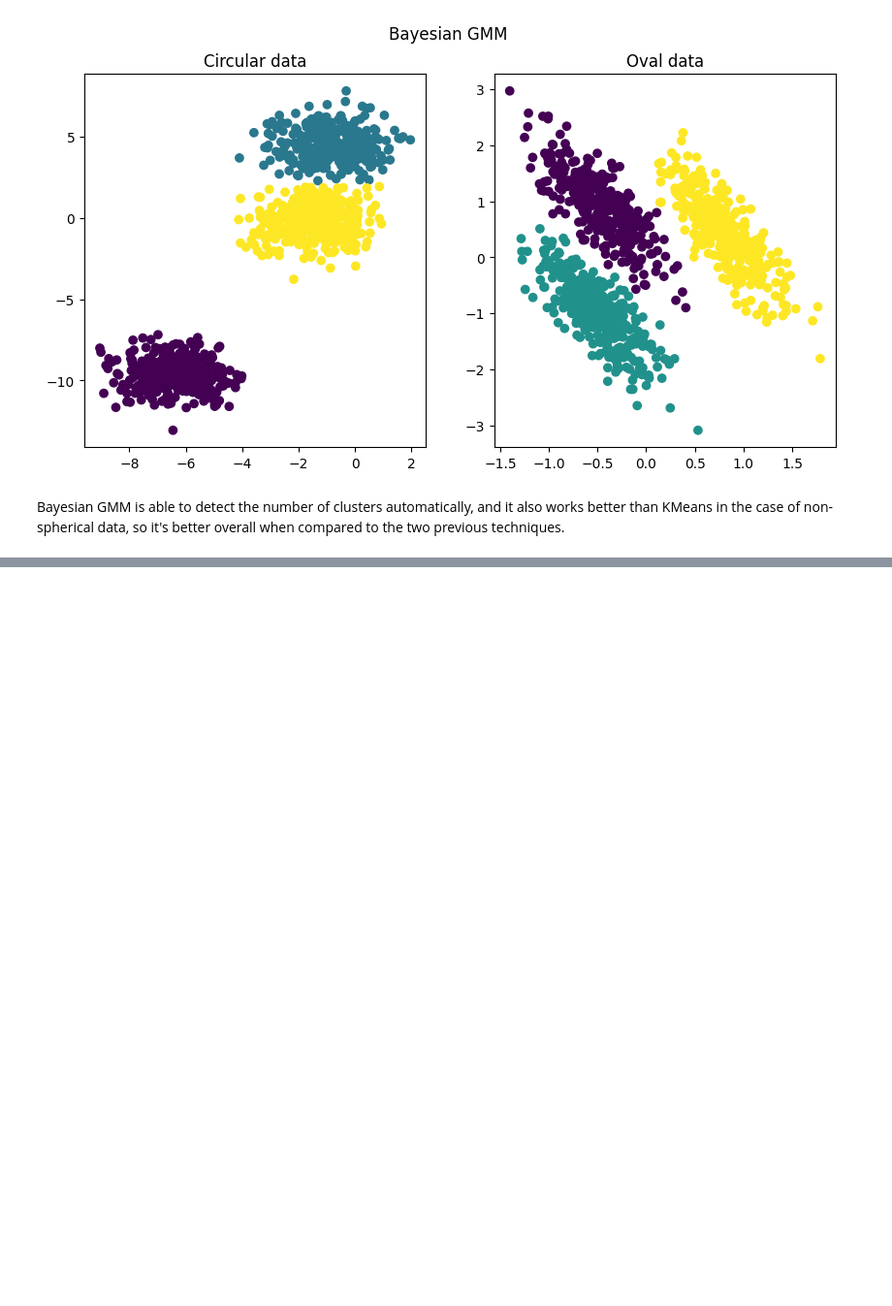
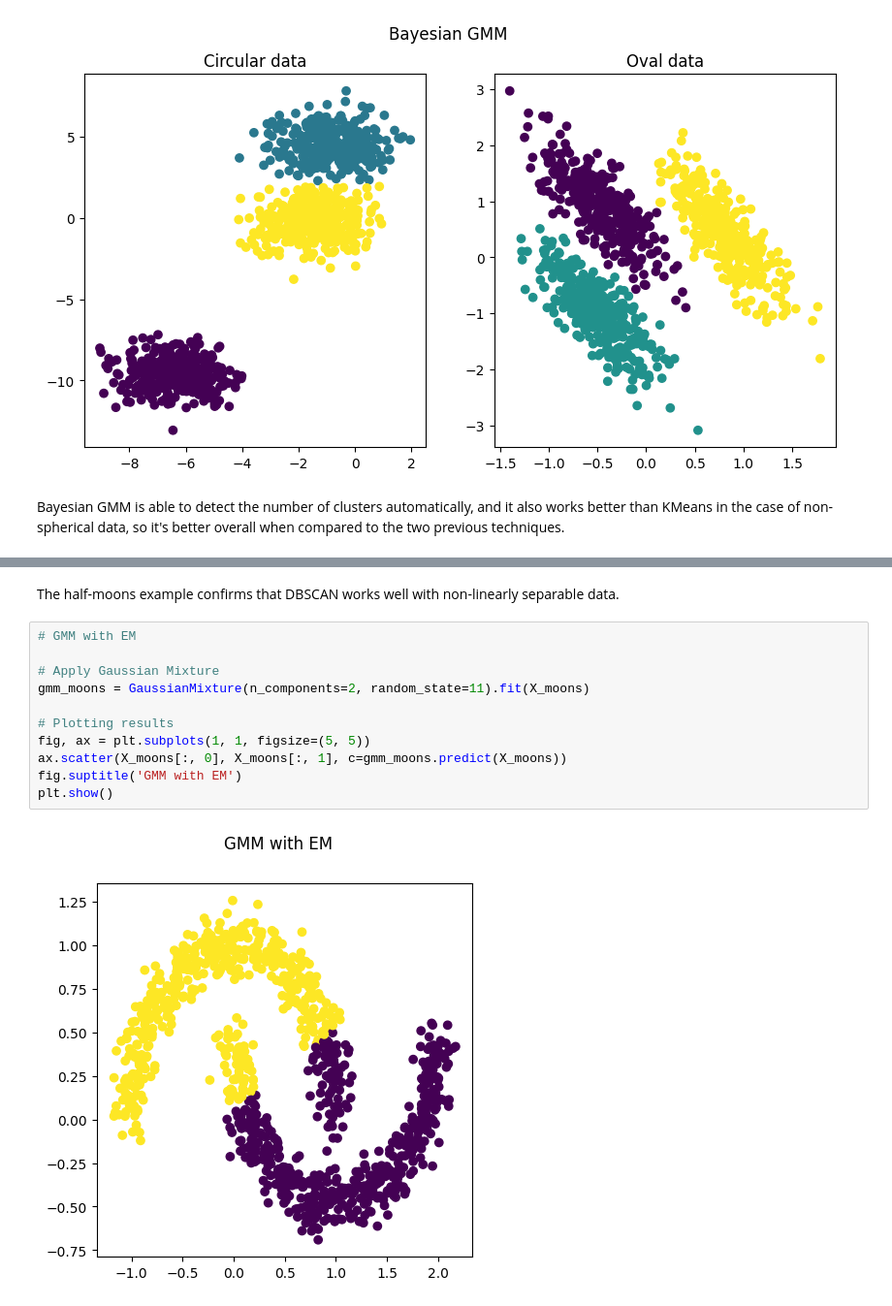
Before and after one commit to davidecapone/MixtureModelsClustering, a Jupyter notebook: notebooks/main.ipynb, the cells around one changed output, grey strips where cells are left out. Shown: that part at 97% size. Drawn from its saved outputs; the diff is of its cells as text; blank space fills up the shorter version.

```diff
--- a/notebooks/main.ipynb
+++ b/notebooks/main.ipynb
@@ -94,0 +120,15 @@ Bayesian GMM is able to detect the number of clusters automatically, and it also
+# %% [markdown]
+The half-moons example confirms that DBSCAN works well with non-linearly separable data.
+# %%
+# GMM with EM
+
+# Apply Gaussian Mixture
+gmm_moons = GaussianMixture(n_components=2, random_state=11).fit(X_moons)
+
+# Plotting results
+fig, ax = plt.subplots(1, 1, figsize=(5, 5))
+ax.scatter(X_moons[:, 0], X_moons[:, 1], c=gmm_moons.predict(X_moons))
+fig.suptitle('GMM with EM')
+plt.show()
+# %% [output]
+[figure, added]
```
Also changed, not shown: parts of 7 cells of this notebook.
